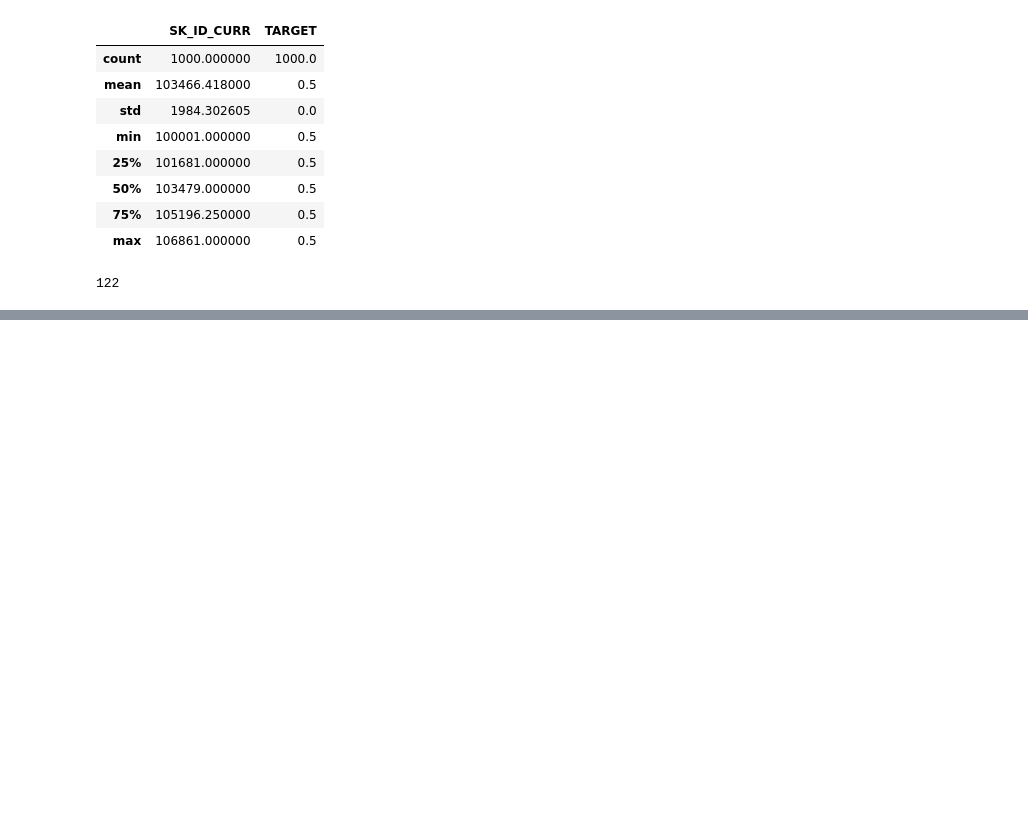
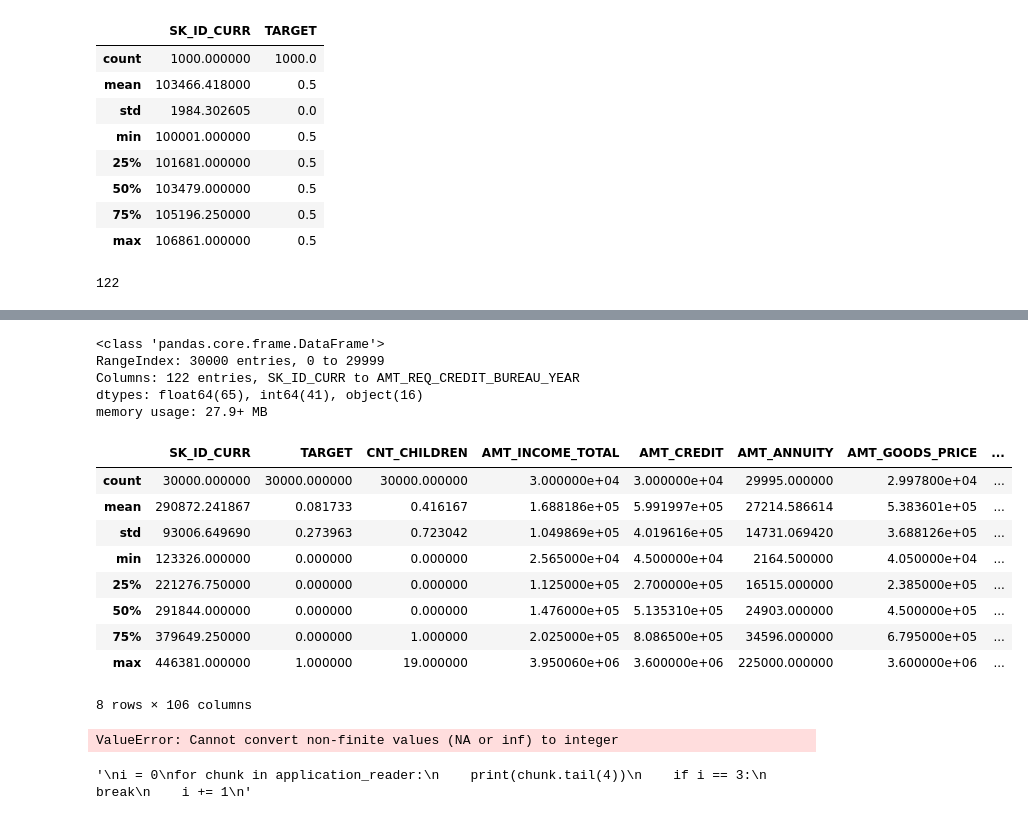
Before and after one commit to contemplat0r/Home_Credit, a Jupyter notebook: Home-Credit-Default-Risk-First-Exps.ipynb, the cells around one changed output, grey strips where cells are left out. Drawn from its saved outputs; the diff is of its cells as text; code cells hidden in the pictures; blank space fills up the shorter version.

Commit message:
Completed writing functions for sapmpling. Start work with data cleaning and memory reduction

```diff
--- a/Home-Credit-Default-Risk-First-Exps.ipynb
+++ b/Home-Credit-Default-Risk-First-Exps.ipynb
@@ -281,7 +281,7 @@ print(num_of_application_chunks)
 # %%
 def count_chunks(reader):
     chunks_counter = 0
-    for chunk in reader.get_chunk():
+    for chunk in reader:
         chunks_counter += 1
     return chunks_counter
 # %%
@@ -289,17 +289,25 @@ def get_random_seq_from_range(range_size, seq_size, seed_value=0):
     random.seed(seed_value)
     return sorted(random.sample(range(range_size), seq_size))
 # %%
-def get_dataset_random_parts(dataset_reader, parts_ratio, seed_value=0):
+def get_dataset_random_parts(dataset_file_path, parts_ratio, seed_value=0, chunksize=1000):
+    dataset_reader = pd.read_csv(dataset_file_path, chunksize=chunksize)
     chunks_quantity = count_chunks(dataset_reader)
+    dataset_reader.close()
     selected_chunks_indexes = get_random_seq_from_range(
         chunks_quantity,
         int(chunks_quantity * parts_ratio),
         seed_value
     )
+    print(chunks_quantity)
+    print(selected_chunks_indexes)
+    print(len(selected_chunks_indexes))
+    dataset_reader = pd.read_csv(dataset_file_path, chunksize=chunksize)
     parts_list = []
     chunks_counter = 0
-    for chunk in dataset_reader.get_chunk():
+    for chunk in dataset_reader:
         if chunks_counter in selected_chunks_indexes:
+            print(type(chunk))
             parts_list.append(chunk)
         chunks_counter += 1
+    dataset_reader.close()
     return parts_list
@@ -311,0 +314,3 @@ len(application_random_parts)
+# %%
+def catenate_dataset_parts(dataset_parts):
+    return pd.concat(dataset_parts, ignore_index=True)
@@ -311,0 +325,2 @@ len(application_random_parts)
+# %%
+application_random_part = catenate_dataset_parts(get_dataset_random_parts('datasets/unarch/application_train.csv', 0.1))
@@ -311,0 +345,35 @@ len(application_random_parts)
+# %%
+application_random_part.info()
+application_random_part.describe()
+application_random_part
+# %% [output]
+<class 'pandas.core.frame.DataFrame'>
+RangeIndex: 30000 entries, 0 to 29999
+Columns: 122 entries, SK_ID_CURR to AMT_REQ_CREDIT_BUREAU_YEAR
+dtypes: float64(65), int64(41), object(16)
+memory usage: 27.9+ MB
+|  | SK_ID_CURR | TARGET | CNT_CHILDREN | AMT_INCOME_TOTAL | AMT_CREDIT | AMT_ANNUITY | AMT_GOODS_PRICE | ... |
+| count | 30000.000000 | 30000.000000 | 30000.000000 | 3.000000e+04 | 3.000000e+04 | 29995.000000 | 2.997800e+04 | ... |
+| mean | 290872.241867 | 0.081733 | 0.416167 | 1.688186e+05 | 5.991997e+05 | 27214.586614 | 5.383601e+05 | ... |
+| std | 93006.649690 | 0.273963 | 0.723042 | 1.049869e+05 | 4.019616e+05 | 14731.069420 | 3.688126e+05 | ... |
+| min | 123326.000000 | 0.000000 | 0.000000 | 2.565000e+04 | 4.500000e+04 | 2164.500000 | 4.050000e+04 | ... |
+| 25% | 221276.750000 | 0.000000 | 0.000000 | 1.125000e+05 | 2.700000e+05 | 16515.000000 | 2.385000e+05 | ... |
+| 50% | 291844.000000 | 0.000000 | 0.000000 | 1.476000e+05 | 5.135310e+05 | 24903.000000 | 4.500000e+05 | ... |
+| 75% | 379649.250000 | 0.000000 | 1.000000 | 2.025000e+05 | 8.086500e+05 | 34596.000000 | 6.795000e+05 | ... |
+| max | 446381.000000 | 1.000000 | 19.000000 | 3.950060e+06 | 3.600000e+06 | 225000.000000 | 3.600000e+06 | ... |
+8 rows × 106 columns
+# %%
+application_random_part = reduce_df_types(application_random_part)
+# %% [output]
+ValueError: Cannot convert non-finite values (NA or inf) to integer
+# %%
+'''
+i = 0
+for chunk in application_reader:
+    print(chunk.tail(4))
+    if i == 3:
+        break
+    i += 1
+'''
+# %% [output]
+'\ni = 0\nfor chunk in application_reader:\n    print(chunk.tail(4))\n    if i == 3:\n        break\n    i += 1\n'
```
Also changed, not shown: parts of 4 cells of this notebook.
